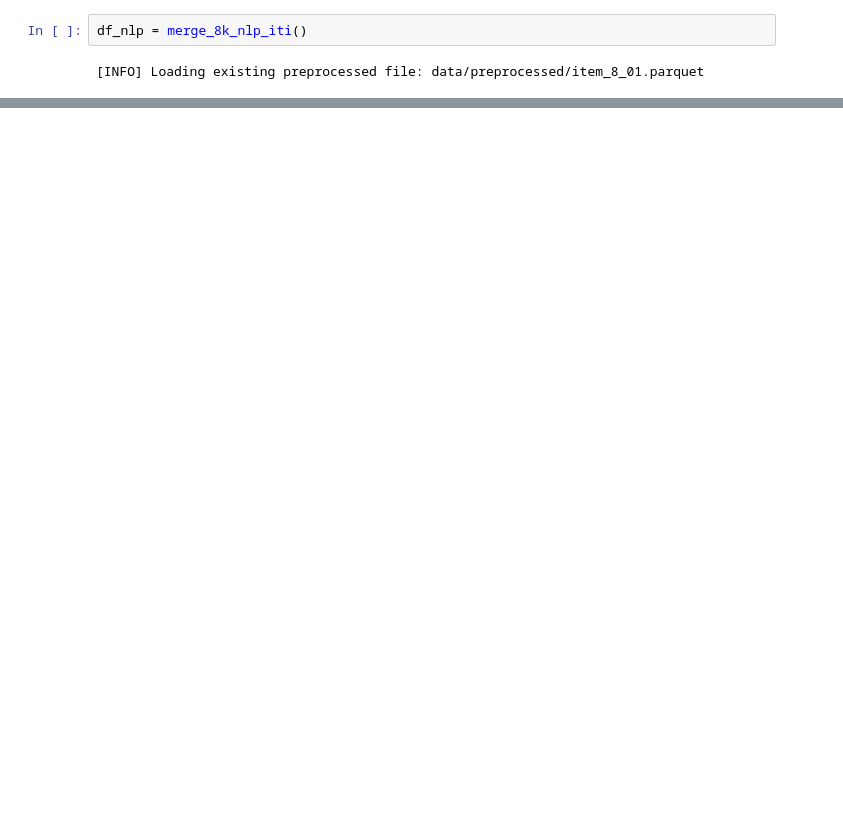
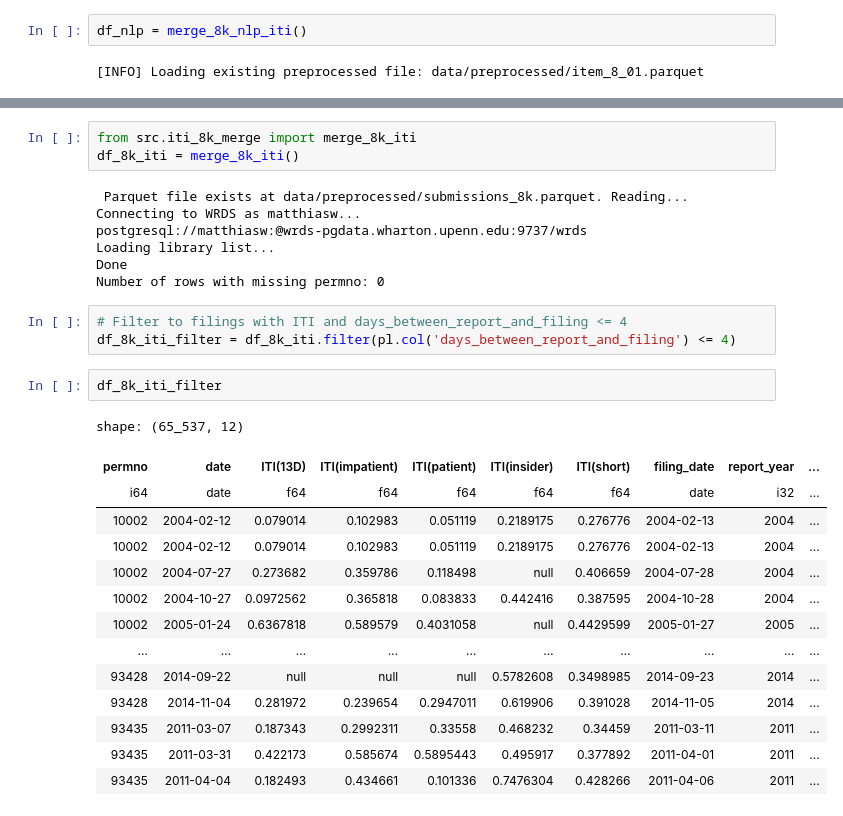
Before and after one commit to Wfiles/iti-8k-analysis, a Jupyter notebook: nlp_8k.ipynb, the cells around one changed output, grey strips where cells are left out. Cells and saved outputs as stored; diff of their text form; blank space fills up the shorter version.

```diff
--- a/nlp_8k.ipynb
+++ b/nlp_8k.ipynb
@@ -71,0 +210,30 @@ df_filings.filter(pl.col("is_inline_xbrl") == 1).filter(pl.col("items") == "2.02
+# %%
+from src.iti_8k_merge import merge_8k_iti
+df_8k_iti = merge_8k_iti()
+# %% [output]
+ Parquet file exists at data/preprocessed/submissions_8k.parquet. Reading...
+Connecting to WRDS as matthiasw...
+postgresql://matthiasw:@wrds-pgdata.wharton.upenn.edu:9737/wrds
+Loading library list...
+Done
+Number of rows with missing permno: 0
+# %%
+# Filter to filings with ITI and days_between_report_and_filing <= 4
+df_8k_iti_filter = df_8k_iti.filter(pl.col('days_between_report_and_filing') <= 4)
+# %%
+df_8k_iti_filter
+# %% [output]
+shape: (65_537, 12)
+| permno | date | ITI(13D) | ITI(impatient) | ITI(patient) | ITI(insider) | ITI(short) | filing_date | report_year | ... |
+| i64 | date | f64 | f64 | f64 | f64 | f64 | date | i32 | ... |
+| 10002 | 2004-02-12 | 0.079014 | 0.102983 | 0.051119 | 0.2189175 | 0.276776 | 2004-02-13 | 2004 | ... |
+| 10002 | 2004-02-12 | 0.079014 | 0.102983 | 0.051119 | 0.2189175 | 0.276776 | 2004-02-13 | 2004 | ... |
+| 10002 | 2004-07-27 | 0.273682 | 0.359786 | 0.118498 | null | 0.406659 | 2004-07-28 | 2004 | ... |
+| 10002 | 2004-10-27 | 0.0972562 | 0.365818 | 0.083833 | 0.442416 | 0.387595 | 2004-10-28 | 2004 | ... |
+| 10002 | 2005-01-24 | 0.6367818 | 0.589579 | 0.4031058 | null | 0.4429599 | 2005-01-27 | 2005 | ... |
+| … | … | … | … | … | … | … | … | … | ... |
+| 93428 | 2014-09-22 | null | null | null | 0.5782608 | 0.3498985 | 2014-09-23 | 2014 | ... |
+| 93428 | 2014-11-04 | 0.281972 | 0.239654 | 0.2947011 | 0.619906 | 0.391028 | 2014-11-05 | 2014 | ... |
+| 93435 | 2011-03-07 | 0.187343 | 0.2992311 | 0.33558 | 0.468232 | 0.34459 | 2011-03-11 | 2011 | ... |
+| 93435 | 2011-03-31 | 0.422173 | 0.585674 | 0.5895443 | 0.495917 | 0.377892 | 2011-04-01 | 2011 | ... |
+| 93435 | 2011-04-04 | 0.182493 | 0.434661 | 0.101336 | 0.7476304 | 0.428266 | 2011-04-06 | 2011 | ... |
```
Also changed, not shown: parts of 21 cells of this notebook.
